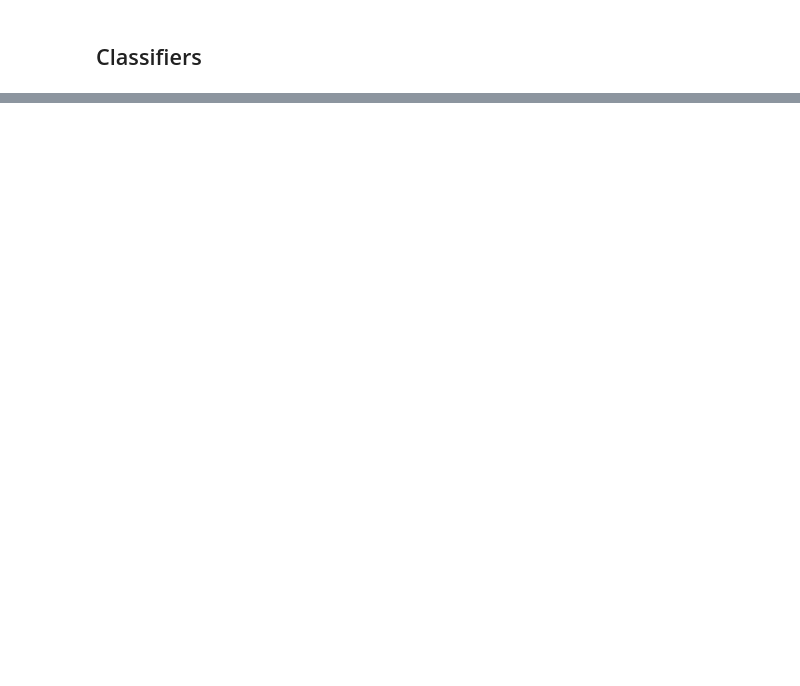
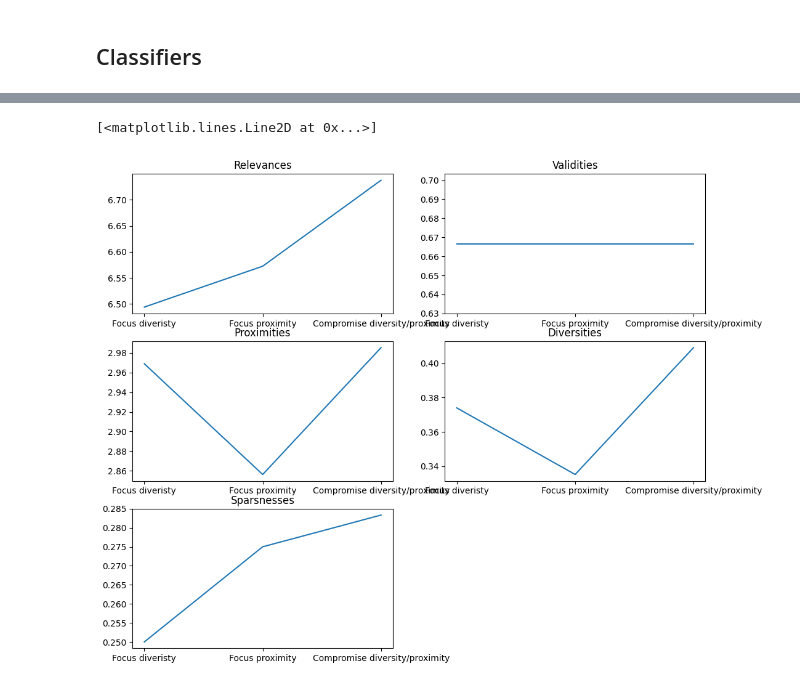
Before and after one commit to AmineYK/Explainable-Artificial-Intelligence, a Jupyter notebook: DiCE.ipynb, the cells around one changed output, grey strips where cells are left out. Cells and saved outputs as stored; diff of their text form; code cells hidden in the pictures; blank space fills up the shorter version.

```diff
--- a/DiCE.ipynb
+++ b/DiCE.ipynb
@@ -186,0 +430,24 @@ plot_decision_boundary(X, y,trained_classifier,X[96],np.array(enemies))
+# %%
+plt.figure(figsize=(12,10))
+plt.subplot(321)
+plt.title("Relevances")
+plt.plot(messages , relevances)
+
+plt.subplot(322)
+plt.title("Validities")
+plt.plot(messages , validities)
+
+plt.subplot(323)
+plt.title("Proximities")
+plt.plot(messages , proximities)
+
+plt.subplot(324)
+plt.title("Diversities")
+plt.plot(messages , diversities)
+
+plt.subplot(325)
+plt.title("Sparsnesses")
+plt.plot(messages , sparsnesses)
+# %% [output]
+[<matplotlib.lines.Line2D at 0x...>]
+[figure, added]
```
Also changed, not shown: parts of 36 cells of this notebook.
